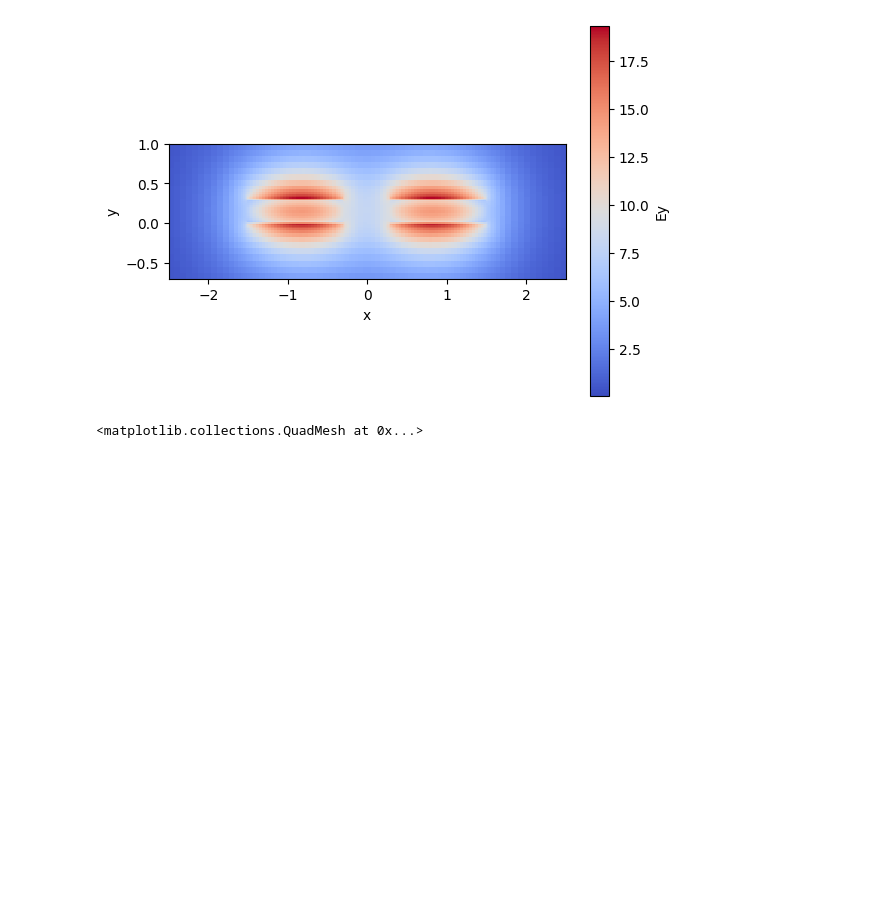
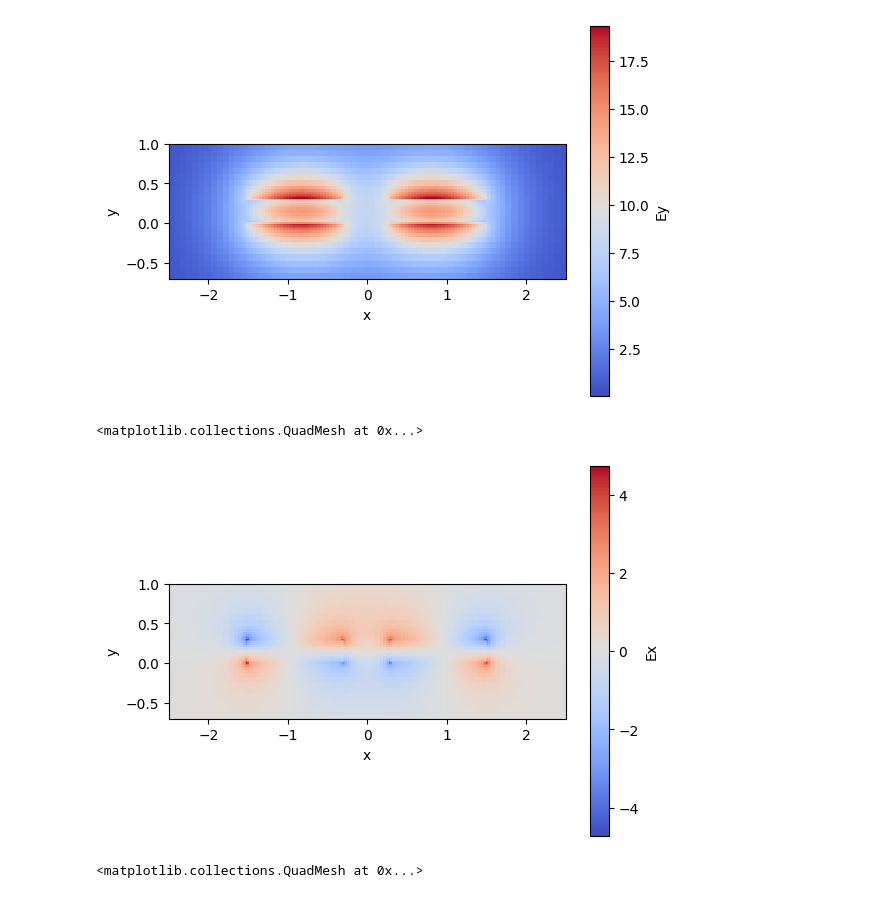
Before and after one commit to snacmuo/pic-upv-lab0, a Jupyter notebook: 020_COUPLERS_v2025_Student.ipynb, the cells around one changed output. Drawn from its saved outputs; the diff is of its cells as text; code cells hidden in the pictures; blank space fills up the shorter version.

```diff
--- a/020_COUPLERS_v2025_Student.ipynb
+++ b/020_COUPLERS_v2025_Student.ipynb
@@ -143,6 +161,16 @@ dcoupler_cs.plot_field(mode_index=2 , # Mode to be plotted
 # %% [output]
 <matplotlib.collections.QuadMesh at 0x...>
 [figure]
+# %%
+dcoupler_cs.plot_field(mode_index=3, # Mode to be plotted
+                          field_name='Ex', # Field to be plotted
+                          value='real', # Real - abs - imag
+                          cmap='coolwarm', # Suggestions: Change the plot color
+                          xlim=(-2.5, 2.5), # Set the x and y limits
+                          ylim=(-0.7, 1)) #
+# %% [output]
+<matplotlib.collections.QuadMesh at 0x...>
+[figure, added]
 # %%
 dcoupler_cs.plot_field(mode_index=3, # Mode to be plotted
                           field_name='Ey', # Field to be plotted
```
Also changed, not shown: parts of 6 cells of this notebook, 3 other files.
